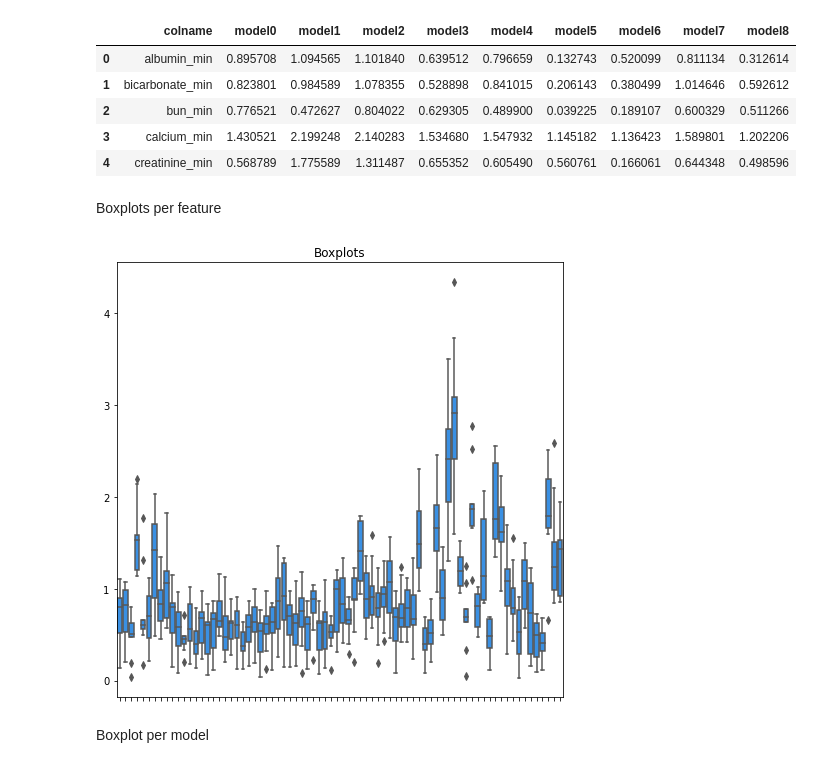
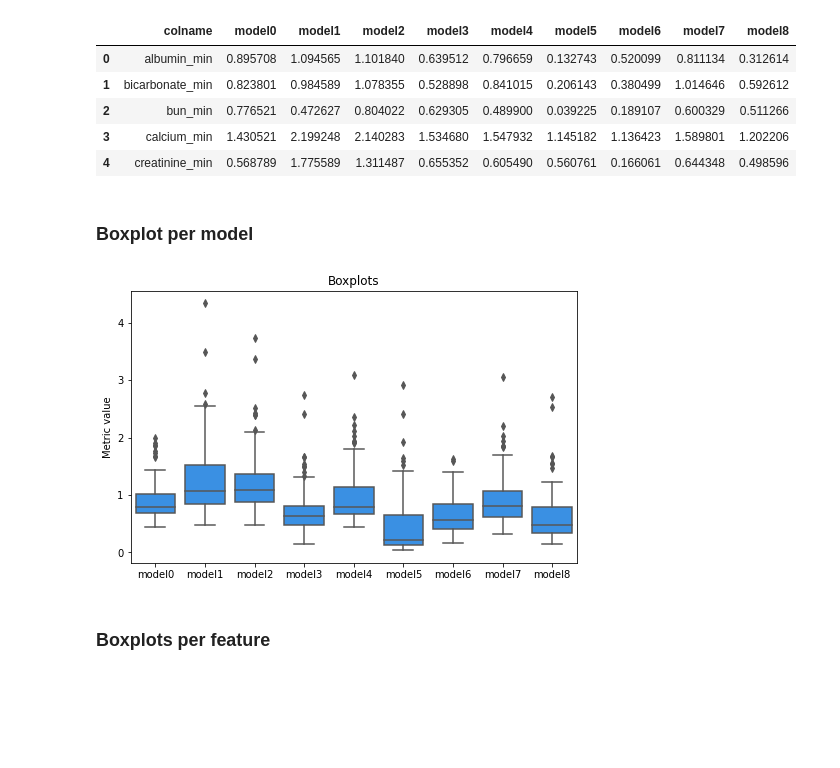
Before and after one commit to adrianstando/Research-Workshops-Rashomon-MIMIC-Machine-Learning, a Jupyter notebook: RashomonSetAnalyser/PDP_Comaprison_2.ipynb, the cells around one changed output. Cells and saved outputs as stored; diff of their text form; code cells hidden in the pictures; blank space fills up the shorter version.

```diff
--- a/RashomonSetAnalyser/PDP_Comaprison_2.ipynb
+++ b/RashomonSetAnalyser/PDP_Comaprison_2.ipynb
@@ -19,11 +55,11 @@ rashomon.pdp_measures.head()
 | 2 | bun_min | 0.776521 | 0.472627 | 0.804022 | 0.629305 | 0.489900 | 0.039225 | 0.189107 | 0.600329 | 0.511266 |
 | 3 | calcium_min | 1.430521 | 2.199248 | 2.140283 | 1.534680 | 1.547932 | 1.145182 | 1.136423 | 1.589801 | 1.202206 |
 | 4 | creatinine_min | 0.568789 | 1.775589 | 1.311487 | 0.655352 | 0.605490 | 0.560761 | 0.166061 | 0.644348 | 0.498596 |
+# %% [markdown]
+### Boxplot per model
+# %%
+rashomon.boxplots_models(figsize = (8, 5))
+# %% [output]
+[figure, added]
 # %% [markdown]
-Boxplots per feature
+### Boxplots per feature
-# %%
-rashomon.boxplots()
-# %% [output]
-[figure, removed]
-# %% [markdown]
-Boxplot per model
```
Also changed, not shown: parts of 23 cells of this notebook, 1 other file.
